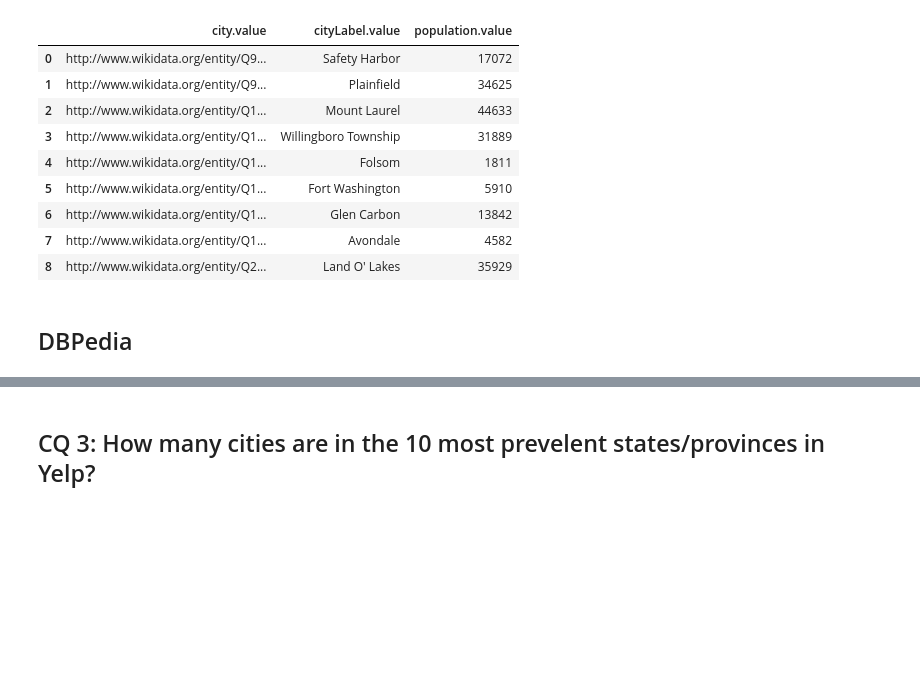
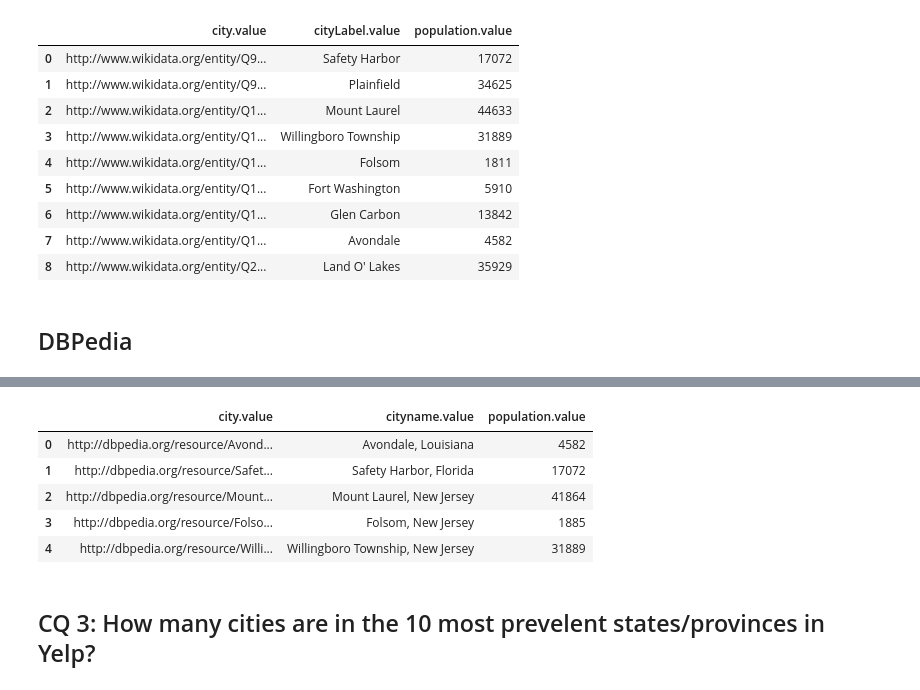
Before and after one commit to christiannielsen98/DVML-P7, a Jupyter notebook: Code/CompetencyQuestions/wikidata_competency_questions.ipynb, the cells around one changed output, grey strips where cells are left out. Cells and saved outputs as stored; diff of their text form; code cells hidden in the pictures; blank space fills up the shorter version.

```diff
--- a/Code/CompetencyQuestions/wikidata_competency_questions.ipynb
+++ b/Code/CompetencyQuestions/wikidata_competency_questions.ipynb
@@ -281,3 +287,23 @@ df
+# %%
+# list_of_cities = '"Safety Harbor, Florida"@en "Folsom, New Jersey"@en "Avondale, Louisiana"@en "Willingboro Township, New Jersey"@en "Glen Carbon"@en "Mount Laurel, New Jersey"@en'
+list_of_cities= '"'+ '"@en "'.join([i for i in df['cityName.value'].tolist()]) + '"@en'
+query = f"""
+SELECT DISTINCT ?city ?population ?cityname
+WHERE {{
+    ?city dbo:populationTotal ?population .
+    ?city rdfs:label ?cityname .
+    VALUES ?cityname {{{list_of_cities}}}.
+    FILTER (lang(?cityname) = "en")
+}}
+"""
+dbpedia_query(query)[['city.value','cityname.value', 'population.value']]
+# %% [output]
+|  | city.value | cityname.value | population.value |
+| 0 | http://dbpedia.org/resource/Avond... | Avondale, Louisiana | 4582 |
+| 1 | http://dbpedia.org/resource/Safet... | Safety Harbor, Florida | 17072 |
+| 2 | http://dbpedia.org/resource/Mount... | Mount Laurel, New Jersey | 41864 |
+| 3 | http://dbpedia.org/resource/Folso... | Folsom, New Jersey | 1885 |
+| 4 | http://dbpedia.org/resource/Willi... | Willingboro Township, New Jersey | 31889 |
 # %% [markdown]
 ## CQ 3: How many cities are in the 10 most prevelent states/provinces in Yelp?
 # %% [markdown]
```
Also changed, not shown: parts of 9 cells of this notebook, 1 other file.
